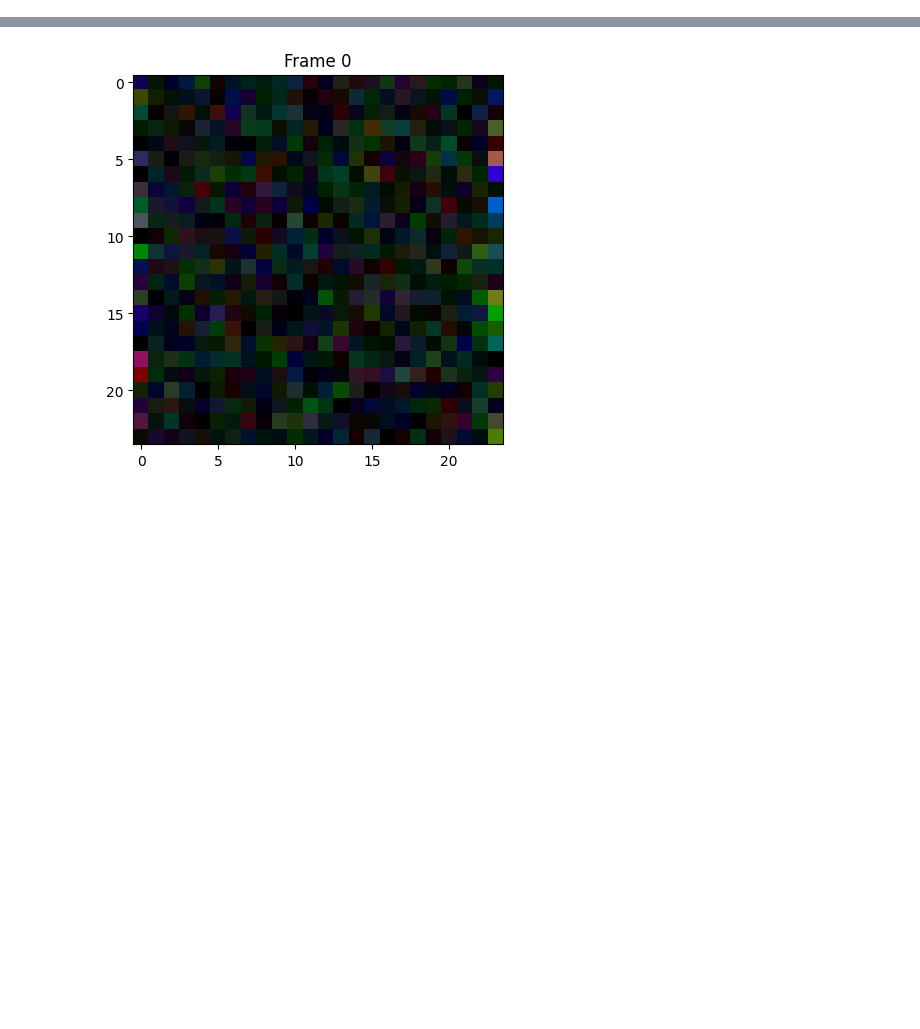
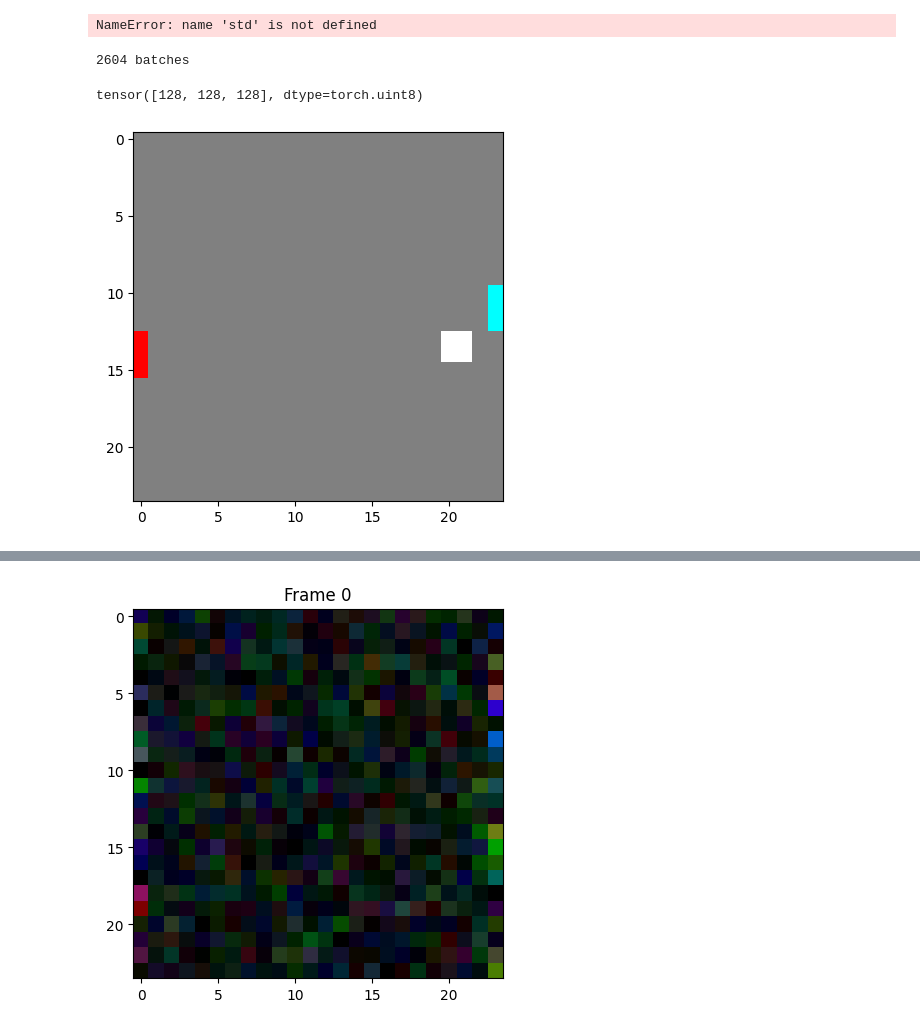
Before and after one commit to wendlerc/toy-wm, a Jupyter notebook: scratchpad.ipynb, the cells around one changed output, grey strips where cells are left out. Cells and saved outputs as stored; diff of their text form; code cells hidden in the pictures; blank space fills up the shorter version.

```diff
--- a/scratchpad.ipynb
+++ b/scratchpad.ipynb
@@ -45,0 +59,40 @@ frames, actions = next(iter(loader))
+# %%
+from src.trainers.diffusion_forcing import sample
+import inspect
+inspect.getsource(sample)
+import matplotlib.pyplot as plt
+
+z = sample(model, t.randn((100, 1, 3, 24, 24), device='mps'), actions=t.zeros(100, 1, dtype=t.int32, device="mps"), num_steps=8)
+z = z.cpu()*std + mean
+
+num_images = 100
+img_h, img_w = z.shape[-2], z.shape[-1]
+grid_size = 10
+
+fig, axes = plt.subplots(grid_size, grid_size, figsize=(12,12))
+for idx in range(num_images):
+    row = idx // grid_size
+    col = idx % grid_size
+    img = z[idx, 0].permute(1, 2, 0).clamp(0, 1).cpu().numpy()  # shape: (24, 24, 3)
+    axes[row, col].imshow(img)
+    axes[row, col].axis('off')
+plt.tight_layout()
+plt.show()
+# %% [output]
+NameError: name 'std' is not defined
+# %%
+from src.datasets.pong1m import get_loader
+
+loader, pred2frame = get_loader(duration=1, fps=6, mode='-1,1')
+frames, actions = next(iter(loader))
+frames = pred2frame(frames)
+# %% [output]
+2604 batches
+# %%
+from matplotlib import pyplot as plt
+print(frames[0, 0, :, 0, 0])
+plt.imshow(frames[0, 0].permute(1, 2, 0))
+plt.show()
+# %% [output]
+tensor([128, 128, 128], dtype=torch.uint8)
+[figure, added]
```
Also changed, not shown: parts of 7 cells of this notebook, 15 other files.
